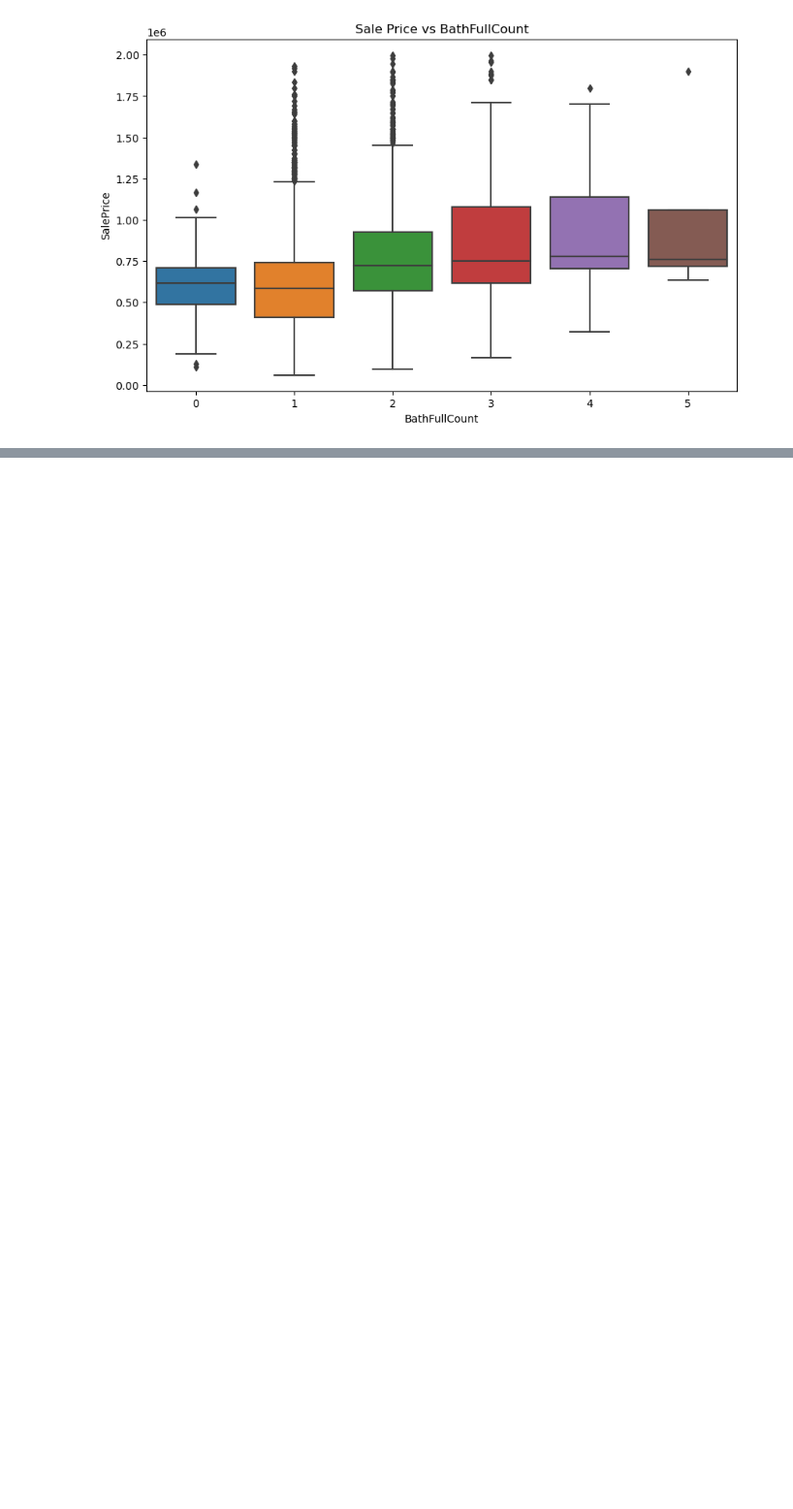
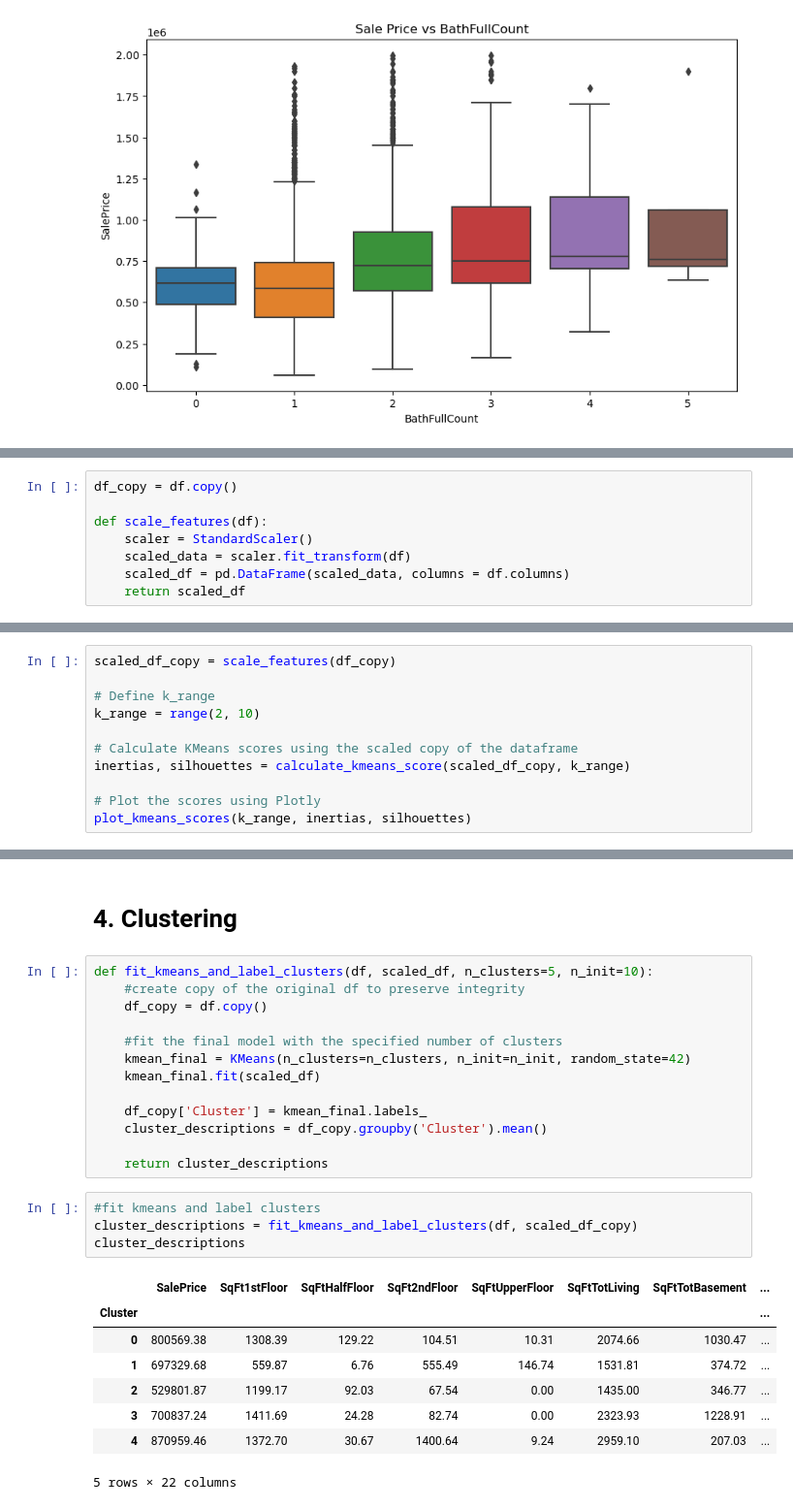
Before and after one commit to shintaronakamura28/Housing_sale_price_prediction, a Jupyter notebook: housing_analysis.ipynb, the cells around one changed output, grey strips where cells are left out. Shown: that part at 97% size. Cells and saved outputs as stored; diff of their text form; blank space fills up the shorter version.

Commit message:
finished silhouette and inertia

```diff
--- a/housing_analysis.ipynb
+++ b/housing_analysis.ipynb
@@ -291,0 +327,8 @@ for feature in categorical_features:
+# %%
+df_copy = df.copy()
+
+def scale_features(df):
+    scaler = StandardScaler()
+    scaled_data = scaler.fit_transform(df)
+    scaled_df = pd.DataFrame(scaled_data, columns = df.columns)
+    return scaled_df
@@ -291,0 +394,11 @@ for feature in categorical_features:
+# %%
+scaled_df_copy = scale_features(df_copy)
+
+# Define k_range
+k_range = range(2, 10)
+
+# Calculate KMeans scores using the scaled copy of the dataframe
+inertias, silhouettes = calculate_kmeans_score(scaled_df_copy, k_range)
+
+# Plot the scores using Plotly
+plot_kmeans_scores(k_range, inertias, silhouettes)
@@ -291,0 +412,28 @@ for feature in categorical_features:
+# %% [markdown]
+# 4. Clustering
+# %%
+def fit_kmeans_and_label_clusters(df, scaled_df, n_clusters=5, n_init=10):
+    #create copy of the original df to preserve integrity
+    df_copy = df.copy()
+
+    #fit the final model with the specified number of clusters
+    kmean_final = KMeans(n_clusters=n_clusters, n_init=n_init, random_state=42)
+    kmean_final.fit(scaled_df)
+
+    df_copy['Cluster'] = kmean_final.labels_
+    cluster_descriptions = df_copy.groupby('Cluster').mean()
+
+    return cluster_descriptions
+# %%
+#fit kmeans and label clusters
+cluster_descriptions = fit_kmeans_and_label_clusters(df, scaled_df_copy)
+cluster_descriptions
+# %% [output]
+|  | SalePrice | SqFt1stFloor | SqFtHalfFloor | SqFt2ndFloor | SqFtUpperFloor | SqFtTotLiving | SqFtTotBasement | ... |
+| Cluster |  |  |  |  |  |  |  | ... |
+| 0 | 800569.38 | 1308.39 | 129.22 | 104.51 | 10.31 | 2074.66 | 1030.47 | ... |
+| 1 | 697329.68 | 559.87 | 6.76 | 555.49 | 146.74 | 1531.81 | 374.72 | ... |
+| 2 | 529801.87 | 1199.17 | 92.03 | 67.54 | 0.00 | 1435.00 | 346.77 | ... |
+| 3 | 700837.24 | 1411.69 | 24.28 | 82.74 | 0.00 | 2323.93 | 1228.91 | ... |
+| 4 | 870959.46 | 1372.70 | 30.67 | 1400.64 | 9.24 | 2959.10 | 207.03 | ... |
+5 rows × 22 columns
```
Also changed, not shown: parts of 11 cells of this notebook, 1 other file.
